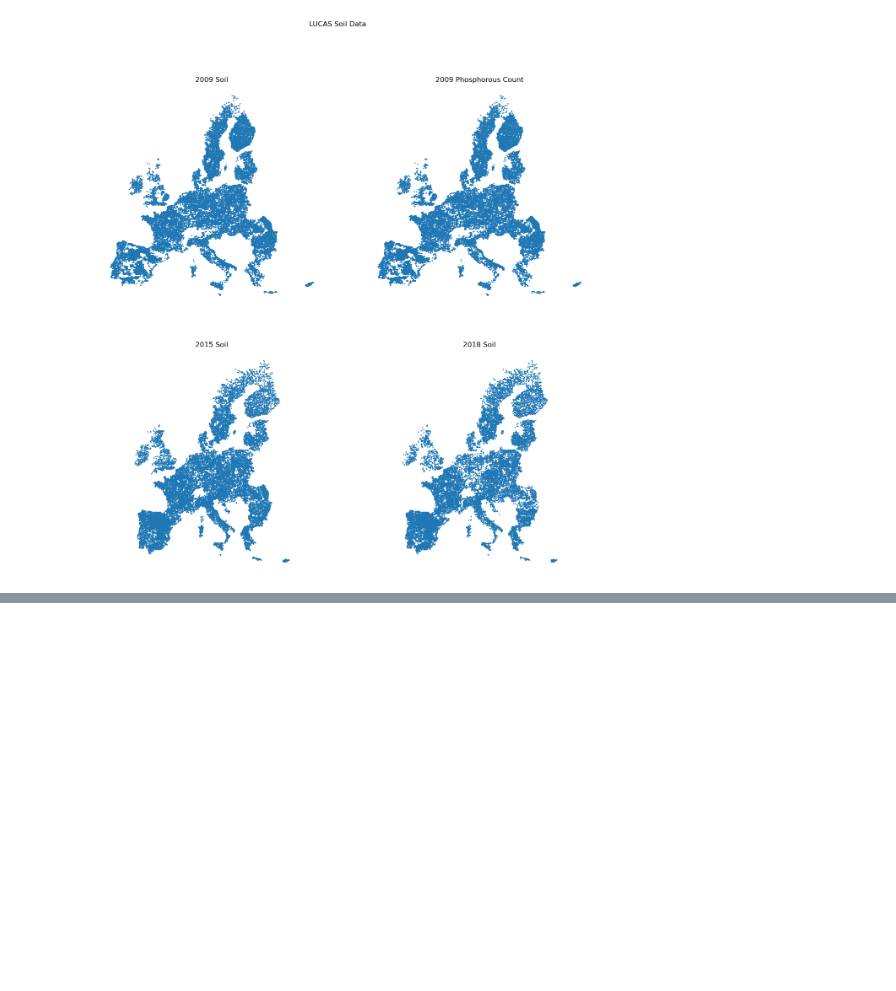
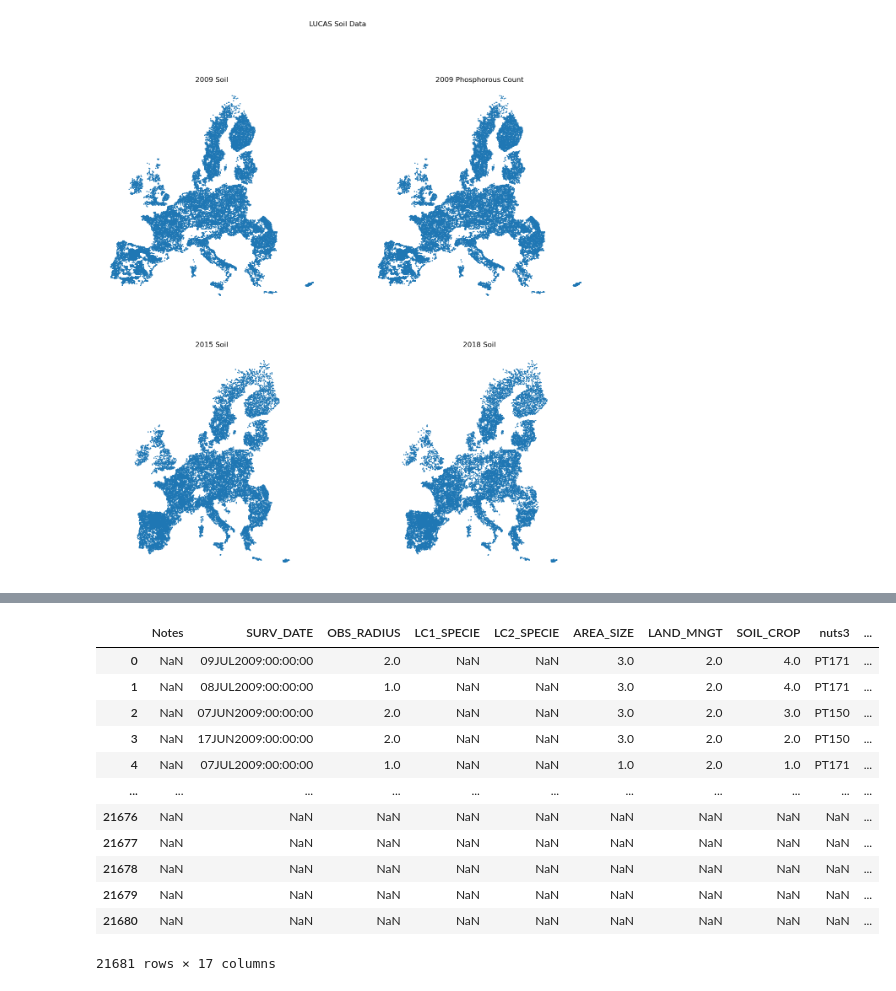
Before and after one commit to IndianGrandpa/AI4ls-Team-52, a Jupyter notebook: EDA.ipynb, the cells around one changed output, grey strips where cells are left out. Drawn from its saved outputs; the diff is of its cells as text; code cells hidden in the pictures; blank space fills up the shorter version.

```diff
--- a/EDA.ipynb
+++ b/EDA.ipynb
@@ -126,0 +164,17 @@ Index(['Point_ID', 'Revisited_point', 'Coarse', 'Clay', 'Sand', 'Silt',
+# %%
+null_rows = lucas_2009_soil_data.loc[:, lucas_2009_soil_data.isnull().any()]
+null_rows
+# %% [output]
+|  | Notes | SURV_DATE | OBS_RADIUS | LC1_SPECIE | LC2_SPECIE | AREA_SIZE | LAND_MNGT | SOIL_CROP | nuts3 | ... |
+| 0 | NaN | 09JUL2009:00:00:00 | 2.0 | NaN | NaN | 3.0 | 2.0 | 4.0 | PT171 | ... |
+| 1 | NaN | 08JUL2009:00:00:00 | 1.0 | NaN | NaN | 3.0 | 2.0 | 4.0 | PT171 | ... |
+| 2 | NaN | 07JUN2009:00:00:00 | 2.0 | NaN | NaN | 3.0 | 2.0 | 3.0 | PT150 | ... |
+| 3 | NaN | 17JUN2009:00:00:00 | 2.0 | NaN | NaN | 3.0 | 2.0 | 2.0 | PT150 | ... |
+| 4 | NaN | 07JUL2009:00:00:00 | 1.0 | NaN | NaN | 1.0 | 2.0 | 1.0 | PT171 | ... |
+| ... | ... | ... | ... | ... | ... | ... | ... | ... | ... | ... |
+| 21676 | NaN | NaN | NaN | NaN | NaN | NaN | NaN | NaN | NaN | ... |
+| 21677 | NaN | NaN | NaN | NaN | NaN | NaN | NaN | NaN | NaN | ... |
+| 21678 | NaN | NaN | NaN | NaN | NaN | NaN | NaN | NaN | NaN | ... |
+| 21679 | NaN | NaN | NaN | NaN | NaN | NaN | NaN | NaN | NaN | ... |
+| 21680 | NaN | NaN | NaN | NaN | NaN | NaN | NaN | NaN | NaN | ... |
+21681 rows × 17 columns
```
Also changed, not shown: parts of 8 cells of this notebook, 3 other files.
